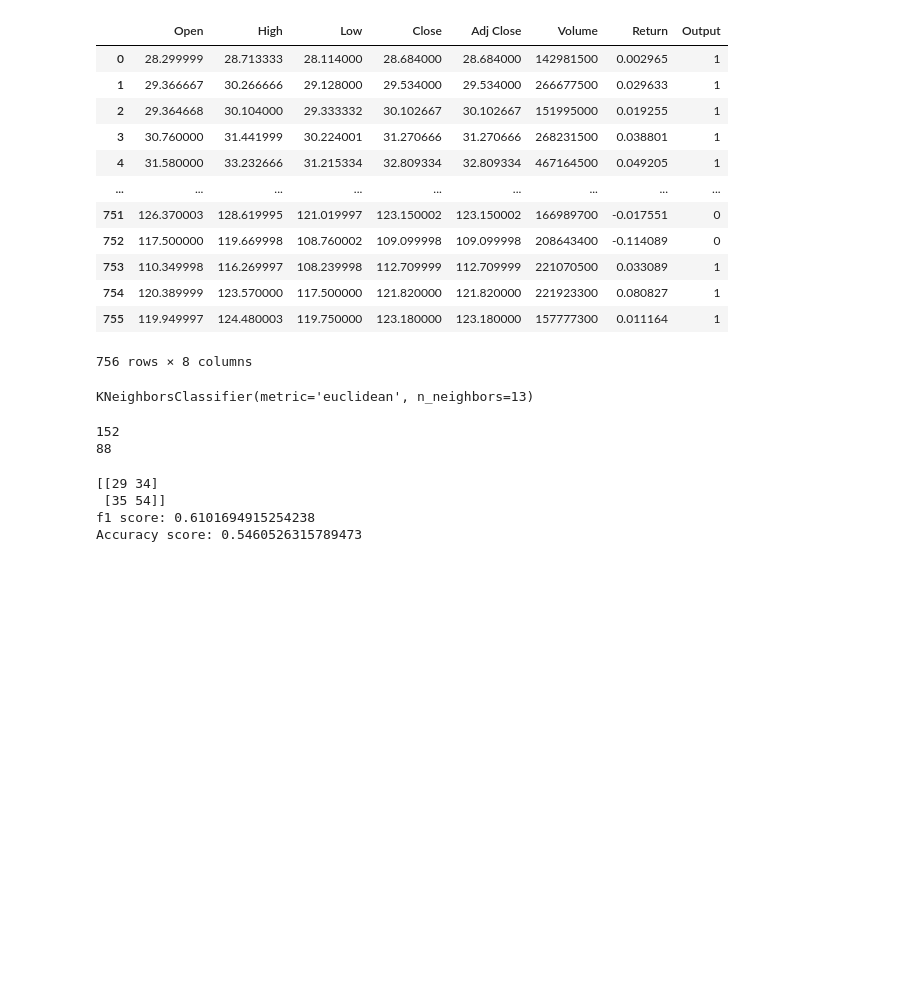
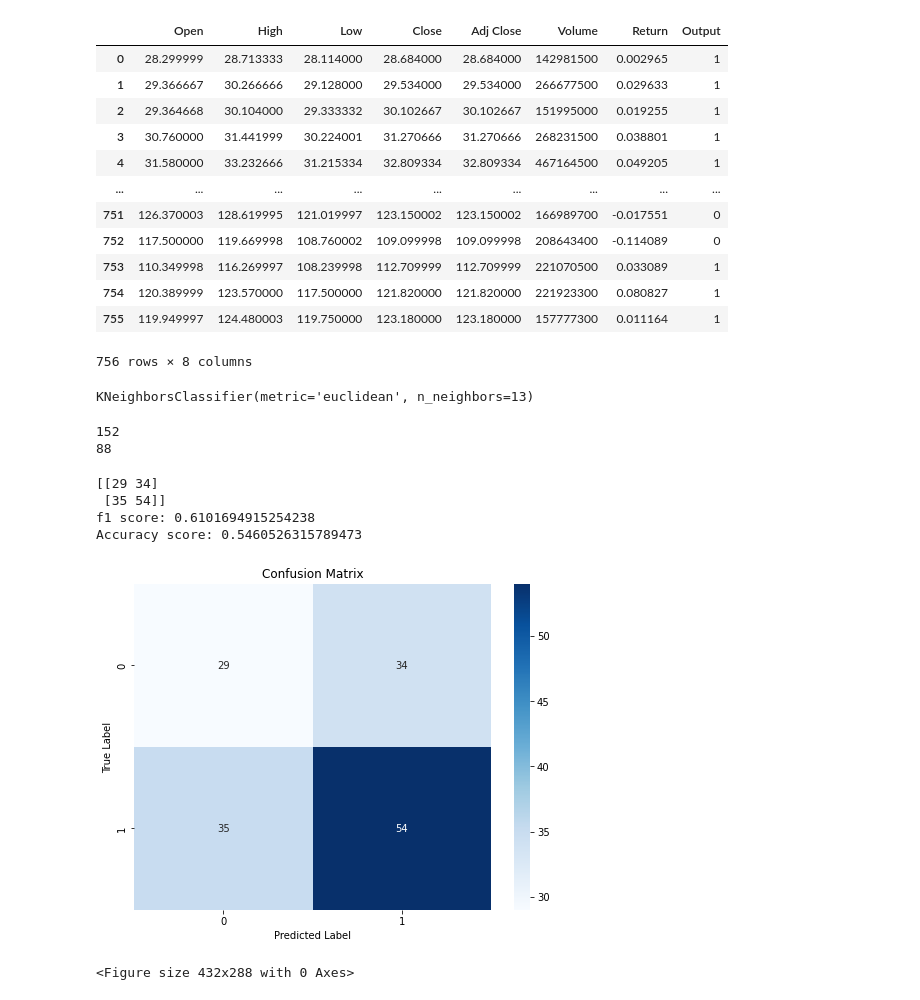
Before and after one commit to wzy526/stock_index_pred, a Jupyter notebook: KNN.ipynb, the cells around one changed output. Saved outputs shown, nothing was run; the diff lists cells and outputs as text; code cells hidden in the pictures; blank space fills up the shorter version.

Commit message:
added visualization of knn

```diff
--- a/KNN.ipynb
+++ b/KNN.ipynb
@@ -125,3 +128,15 @@ print(f"Accuracy score: {accuracy_score(y_test, y_pred)}")
  [35 54]]
 f1 score: 0.6101694915254238
 Accuracy score: 0.5460526315789473
+# %%
+plt.figure(figsize=(8, 6))
+sns.heatmap(cm, annot=True, fmt='d', cmap='Blues', xticklabels=classifier.classes_, yticklabels=classifier.classes_)
+plt.title('Confusion Matrix')
+plt.ylabel('True Label')
+plt.xlabel('Predicted Label')
+plt.show()
+
+plt.savefig('confusion_matrix.png', format='png', dpi=300)
+# %% [output]
+[figure, added]
+<Figure size 432x288 with 0 Axes>
```
Also changed, not shown: parts of 2 cells of this notebook, 2 other files.
